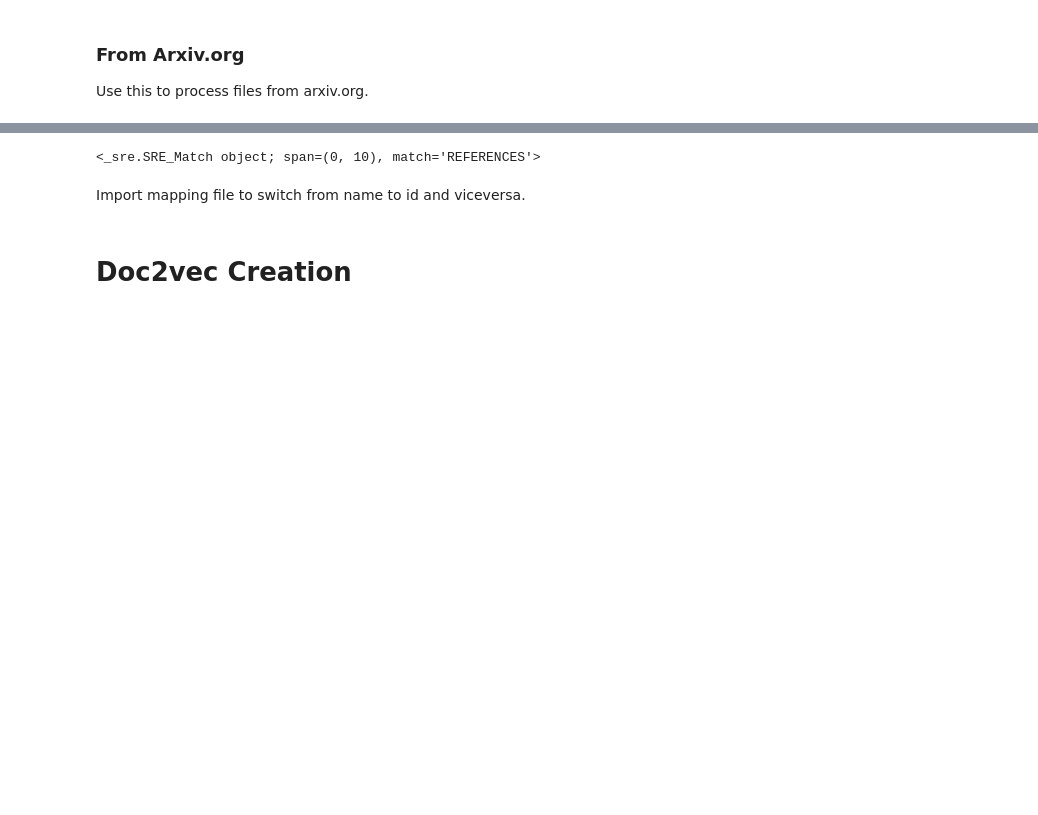
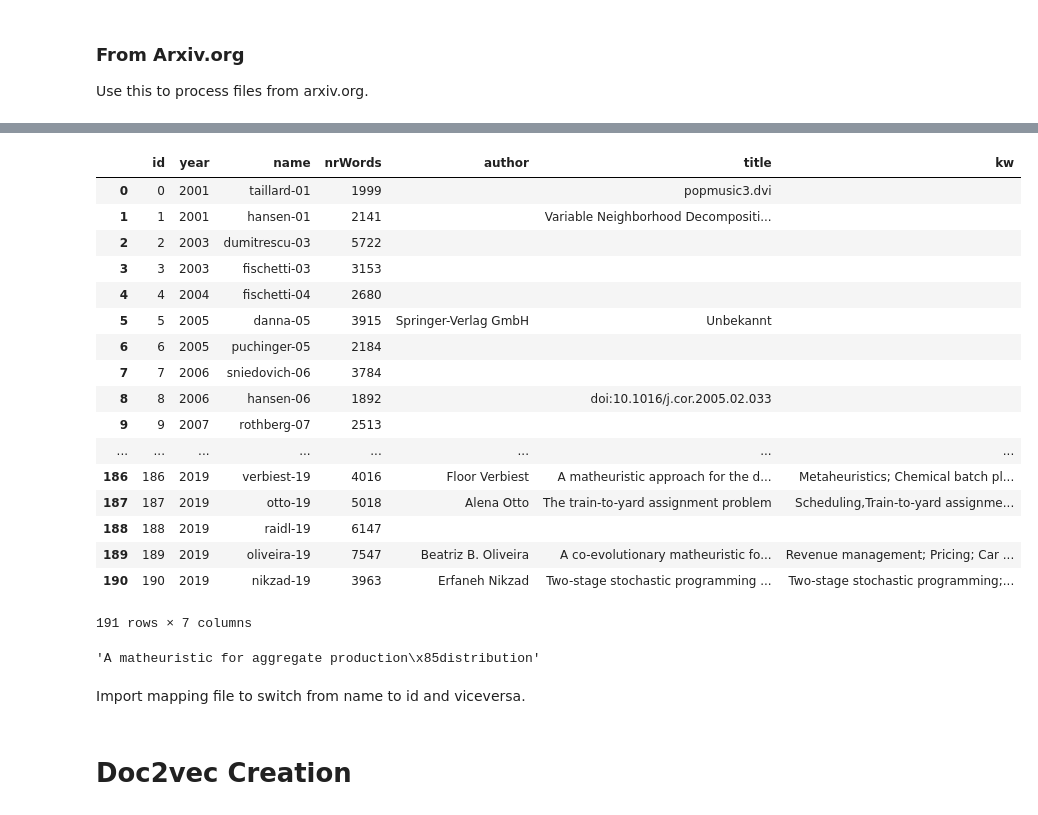
Before and after one commit to marcocaserta/matheuristics, a Jupyter notebook: readPDF.ipynb, the cells around one changed output, grey strips where cells are left out. Drawn from its saved outputs; the diff is of its cells as text; code cells hidden in the pictures; blank space fills up the shorter version.

```diff
--- a/readPDF.ipynb
+++ b/readPDF.ipynb
@@ -88,7 +86,7 @@ importlib.reload(utils)
 # %%
 from nltk.corpus import stopwords
 stop_words = stopwords.words("english")
-stop_words += ['a', 'about', 'above', 'across', 'after', 'afterwards']
+stop_words += ['abstract', 'a', 'about', 'above', 'across', 'after', 'afterwards']
 stop_words += ['again', 'against', 'all', 'almost', 'alone', 'along']
 stop_words += ['already', 'also', 'although', 'always', 'am', 'among']
 stop_words += ['amongst', 'amoungst', 'amount', 'an', 'and', 'another']
@@ -201,7 +197,7 @@ ngrams_dict  = create_dict(utils.Config.ngramsFile, True)
 acrons_dict  = create_acrons_dict(utils.Config.acronsFile) # do not transform to lower case
 special_dict = create_acrons_dict(utils.Config.specialFile) # do not transform to lower case
 
-chunk = "mathematical primal-and-dual for lagrangian and Bound, and Lagrangian two branch-and-cut math-heuristics based on the model"
+chunk = "mathematical primal and dual for lagrangian and Bound, and Lagrangian two branch-and-cut math-heuristics based on the model"
 chunk = re.sub('[“”,.’´`{}()&%\[\]]','', chunk)
 print("Chunk here =", chunk)
 chunk = convert_special_words(chunk, special_dict)
@@ -452,6 +653,7 @@ counter   = 0
 for year in yearSet:
     listOfFiles = glob.glob(path.join(utils.Config.prefix,utils.Config.pdf_dir,str(year),"*.pdf"))
 
+
     for pdfFile in listOfFiles:
 
         #print("Opening FILE = ", pdfFile)
@@ -459,12 +661,9 @@ for year in yearSet:
         filename, file_extension = os.path.splitext(filename)
         filename += ".p"
         fullFileName = path.join(utils.Config.prefix, utils.Config.p_dir,str(year),filename)
-        #if filename == "taillard-01.p" or filename == "hansen-01.p" or filename == "dumitrescu-03.p":
-        #    continue
         if os.path.isfile(fullFileName):
-        #if filename != "ren-14.p":
             print("... Processed file {0} already exists in folder '{1}'. Skip this.".format(filename, path.join(utils.Config.p_dir, str(year))))
-            #continue
+            continue
         #input("aka")
         else:
             print("+++ Processing file {0}. Destination folder ='{1}'.".format(filename, path.join(utils.Config.p_dir, str(year))))
@@ -496,14 +695,14 @@ for year in yearSet:
 
                     # next, attempt to skip bibliography
                     #if len(words) <= 5 and re.compile('|'.join(utils.Config.biblioTitle)).search(el):
-                    if percentPages > 0.7 and re.compile('|'.join(utils.Config.biblioTitle),re.I).search(el):
+                    if percentPages > 0.7 and re.compile('|'.join(utils.Config.biblioTitle)).search(el):
                         print("Ref on page ", i, " = ", el)
                         biblio = True
                         break
 
-                    #print("\nBefore", el)
+                    print("\nBefore", el)
                     words = process_chunk(el, ngrams_dict, acrons_dict, special_dict)
-                    #print("After", words)
+                    print("After", words)
 
                     for w in words:
                         doc.append(w)
@@ -705,9 +1039,30 @@ Saving file  1707.04016v1.p
-# %%
-
-el = "REFERENCES"
-print(re.compile('|'.join(utils.Config.biblioTitle), re.I).search(el))
-# %% [output]
-<_sre.SRE_Match object; span=(0, 10), match='REFERENCES'>
+# %%
+
+df
+# %% [output]
+|  | id | year | name | nrWords | author | title | kw |
+| 0 | 0 | 2001 | taillard-01 | 1999 |  | popmusic3.dvi |  |
+| 1 | 1 | 2001 | hansen-01 | 2141 |  | Variable Neighborhood Decompositi... |  |
+| 2 | 2 | 2003 | dumitrescu-03 | 5722 |  |  |  |
+| 3 | 3 | 2003 | fischetti-03 | 3153 |  |  |  |
+| 4 | 4 | 2004 | fischetti-04 | 2680 |  |  |  |
+| 5 | 5 | 2005 | danna-05 | 3915 | Springer-Verlag GmbH | Unbekannt |  |
+| 6 | 6 | 2005 | puchinger-05 | 2184 |  |  |  |
+| 7 | 7 | 2006 | sniedovich-06 | 3784 |  |  |  |
+| 8 | 8 | 2006 | hansen-06 | 1892 |  | doi:10.1016/j.cor.2005.02.033 |  |
+| 9 | 9 | 2007 | rothberg-07 | 2513 |  |  |  |
+| ... | ... | ... | ... | ... | ... | ... | ... |
+| 186 | 186 | 2019 | verbiest-19 | 4016 | Floor Verbiest | A matheuristic approach for the d... | Metaheuristics; Chemical batch pl... |
+| 187 | 187 | 2019 | otto-19 | 5018 | Alena Otto | The train-to-yard assignment problem | Scheduling,Train-to-yard assignme... |
+| 188 | 188 | 2019 | raidl-19 | 6147 |  |  |  |
+| 189 | 189 | 2019 | oliveira-19 | 7547 | Beatriz B. Oliveira | A co-evolutionary matheuristic fo... | Revenue management; Pricing; Car ... |
+| 190 | 190 | 2019 | nikzad-19 | 3963 | Erfaneh Nikzad | Two-stage stochastic programming ... | Two-stage stochastic programming;... |
+191 rows × 7 columns
+# %%
+v = b'A matheuristic for aggregate production\x85distribution'
+v.decode('iso-8859-1')
+# %% [output]
+'A matheuristic for aggregate production\x85distribution'
 # %% [markdown]
 Import mapping file to switch from name to id and viceversa.
 # %%
```
Also changed, not shown: parts of 28 cells of this notebook, 10 other files.
